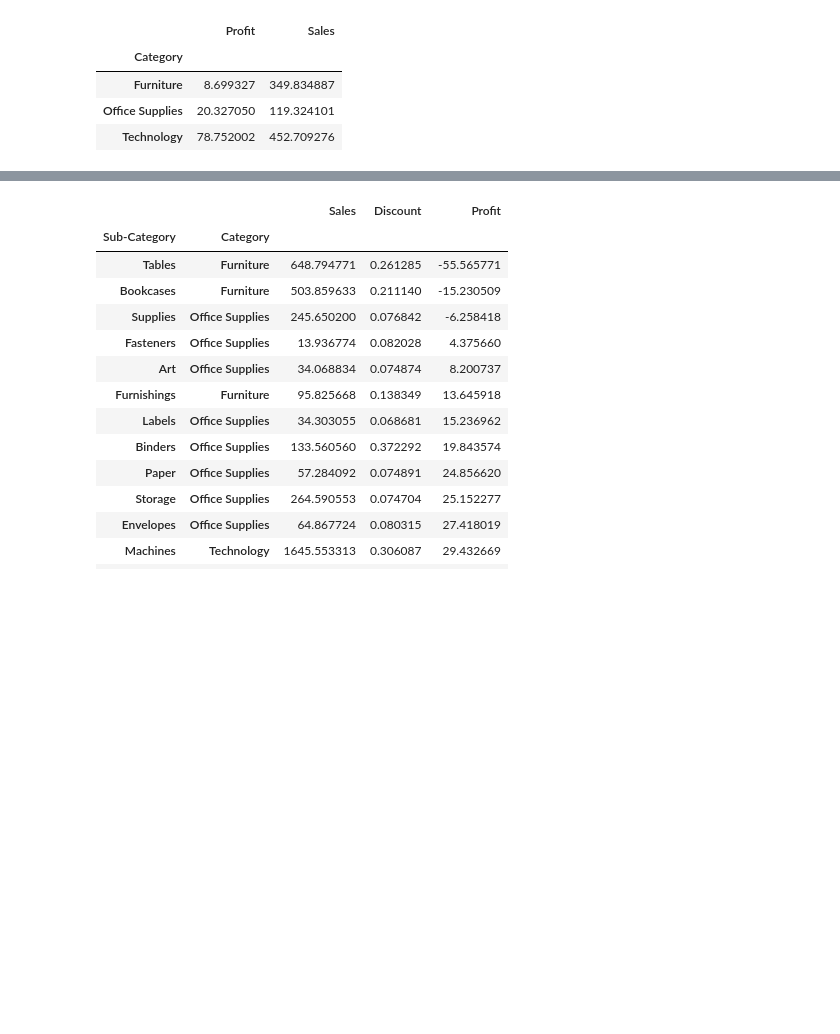
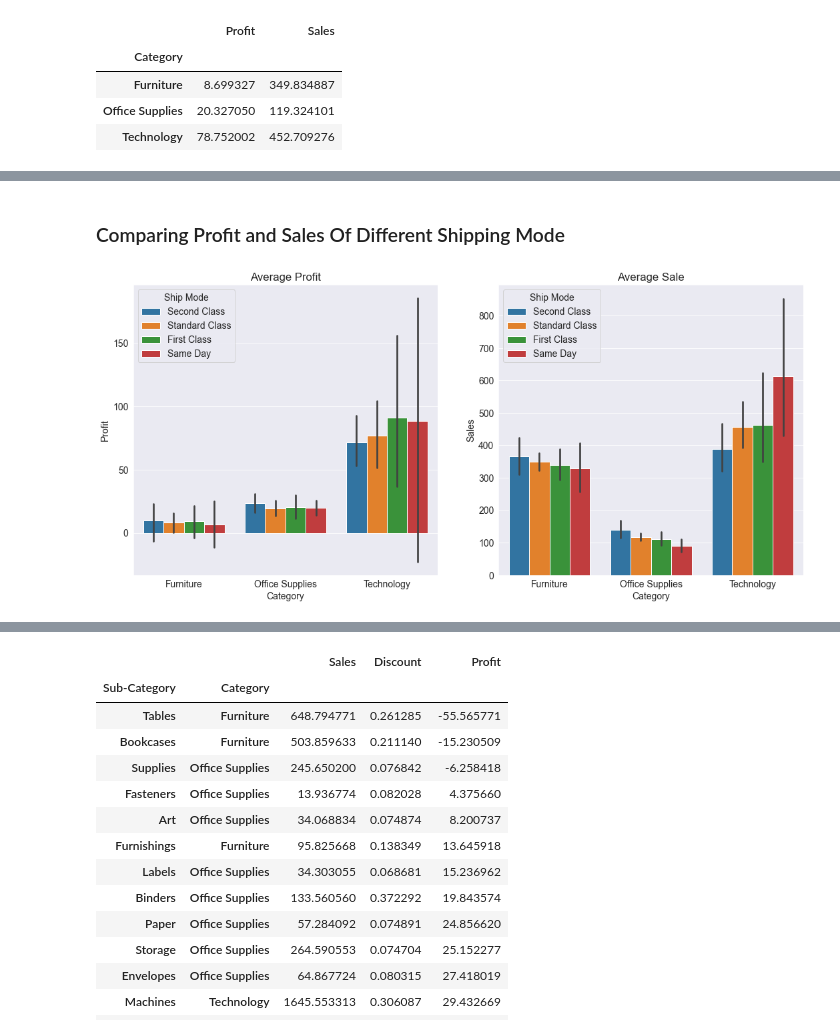
Before and after one commit to snehamaiti/SuperStore-Analysis, a Jupyter notebook: SuperStore.ipynb, the cells around one changed output, grey strips where cells are left out. Cells and saved outputs as stored; diff of their text form; code cells hidden in the pictures; blank space fills up the shorter version.

```diff
--- a/SuperStore.ipynb
+++ b/SuperStore.ipynb
@@ -91,0 +81,12 @@ The Graph Shows the Average Sales And Average Profit Of Different Categories
+# %% [markdown]
+### Comparing Profit and Sales Of Different Shipping Mode
+# %%
+fig, axes = plt.subplots(1,2, figsize=(18, 8))
+
+axes[0].set_title('Average Profit')
+sns.barplot(x="Category", y="Profit", hue="Ship Mode",data=df, ax=axes[0])
+
+axes[1].set_title('Average Sale')
+sns.barplot(x="Category", y="Sales",  hue="Ship Mode",data=df, ax=axes[1]);
+# %% [output]
+[figure, added]
```
Also changed, not shown: parts of 23 cells of this notebook.
